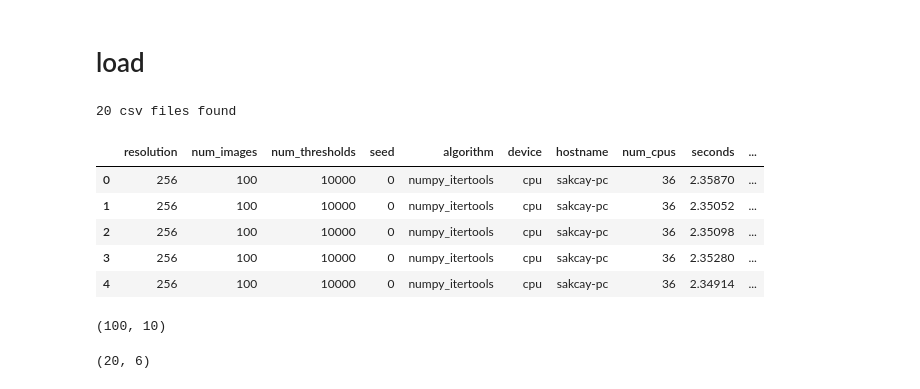
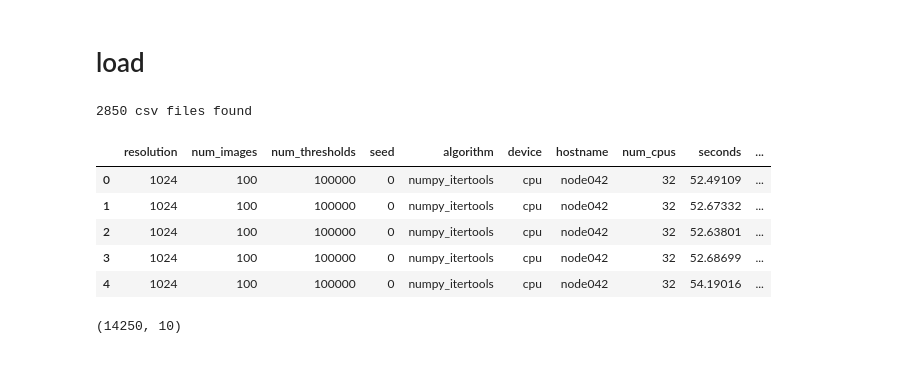
Before and after one commit to jpcbertoldo/binclf-speed-test, a Jupyter notebook: analyze.ipynb, the cells around one changed output. Saved outputs shown, nothing was run; the diff lists cells and outputs as text; code cells hidden in the pictures.

```diff
--- a/analyze.ipynb
+++ b/analyze.ipynb
@@ -18,26 +18,24 @@ pd.set_option('display.precision', 5)
 # load
 # %%
 from pathlib import Path
-# LOAD_DIR = Path("./.cache/binclf-speed-test")
-LOAD_DIR = Path("./.cache/binclf-speed-test-samet")
+LOAD_DIR = Path("./.cache/binclf-speed-test")
 assert LOAD_DIR.exists()
 
 from pathlib import Path
 csv_fpaths = sorted(LOAD_DIR.glob('*.csv'))
 print(f"{len(csv_fpaths)} csv files found")
 
 import pandas as pd
 df = pd.concat([pd.read_csv(fpath) for fpath in csv_fpaths], ignore_index=True, axis=0, sort=False)
-df["imgs_persec"] = df["num_images"] / df["seconds"]
-
+df["mode"] = df["mode"].fillna("perimg")
 df.head()
 df.shape
 # %% [output]
-20 csv files found
+2850 csv files found
 |  | resolution | num_images | num_thresholds | seed | algorithm | device | hostname | num_cpus | seconds | ... |
-| 0 | 256 | 100 | 10000 | 0 | numpy_itertools | cpu | sakcay-pc | 36 | 2.35870 | ... |
-| 1 | 256 | 100 | 10000 | 0 | numpy_itertools | cpu | sakcay-pc | 36 | 2.35052 | ... |
-| 2 | 256 | 100 | 10000 | 0 | numpy_itertools | cpu | sakcay-pc | 36 | 2.35098 | ... |
-| 3 | 256 | 100 | 10000 | 0 | numpy_itertools | cpu | sakcay-pc | 36 | 2.35280 | ... |
-| 4 | 256 | 100 | 10000 | 0 | numpy_itertools | cpu | sakcay-pc | 36 | 2.34914 | ... |
+| 0 | 1024 | 100 | 100000 | 0 | numpy_itertools | cpu | node042 | 32 | 52.49109 | ... |
+| 1 | 1024 | 100 | 100000 | 0 | numpy_itertools | cpu | node042 | 32 | 52.67332 | ... |
+| 2 | 1024 | 100 | 100000 | 0 | numpy_itertools | cpu | node042 | 32 | 52.63801 | ... |
+| 3 | 1024 | 100 | 100000 | 0 | numpy_itertools | cpu | node042 | 32 | 52.68699 | ... |
+| 4 | 1024 | 100 | 100000 | 0 | numpy_itertools | cpu | node042 | 32 | 54.19016 | ... |
-(100, 10)
+(14250, 10)
@@ -48,5 +41,0 @@ MEASUREMENT_COLS = ["seconds", "imgs_persec"]
-# %%
-unique_experiments = df[EXPERIMENT_COLS].drop_duplicates()
-unique_experiments.shape
-# %% [output]
-(20, 6)
```
Also changed, not shown: parts of 13 cells of this notebook.
